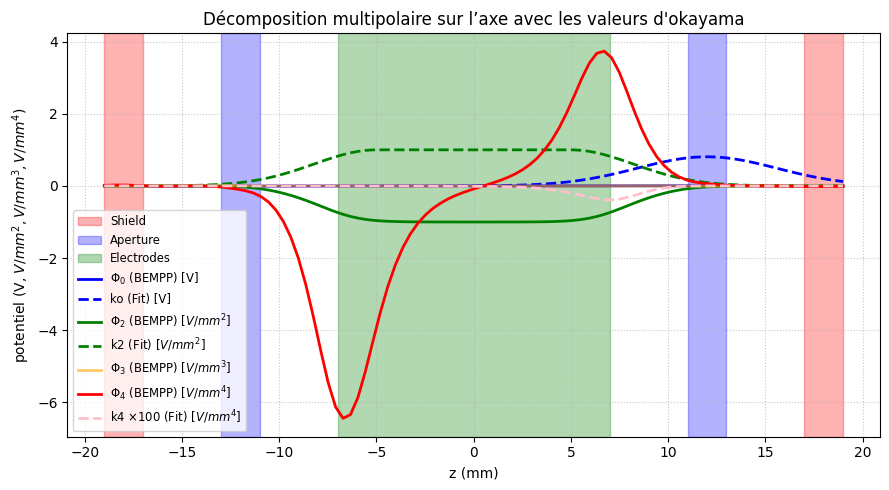
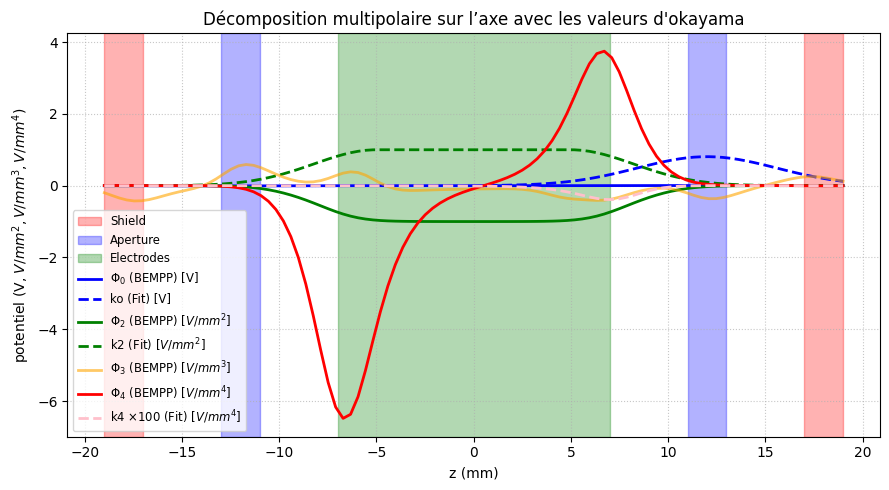
Code edit (unified diff) that turned the first committed figure into the second:
--- before
+++ after
@@ -90,10 +90,9 @@
     plt.plot(z, k2, lw=2, label=r'k2 (Fit) [$V/mm^2$]', linestyle='--', color='green')
 
-    # Phi3 est en [V/mm³]
+    # Phi3
     plt.plot(z, quad1.phi3, lw=2, label=r'$\Phi_3$ (BEMPP) [$V/mm^3$]', color='orange', alpha=0.6)
 
     # Phi4 et k4 sont en [V/mm⁴]
-    # On multiplie par 100 pour la visibilité comme demandé
-    plt.plot(z, phi4_n, lw=2, label=r'$\Phi_4 $ (BEMPP) [$V/mm^4$]', color="red")
+    plt.plot(z, 10*phi4_n, lw=2, label=r'$\Phi_4 $ (BEMPP) [$V/mm^4$]', color="red")
     plt.plot(z, -10*k4, lw=2, label=r'k4 $\times 100$ (Fit) [$V/mm^4$]', linestyle='--', color="pink")
 

Commit: ficherlouise